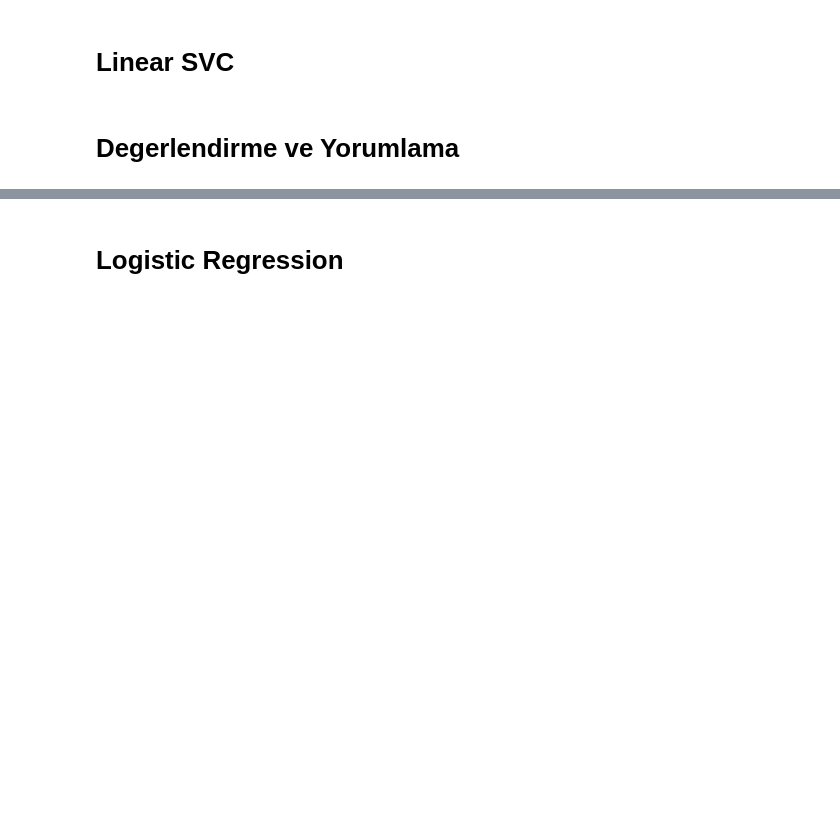
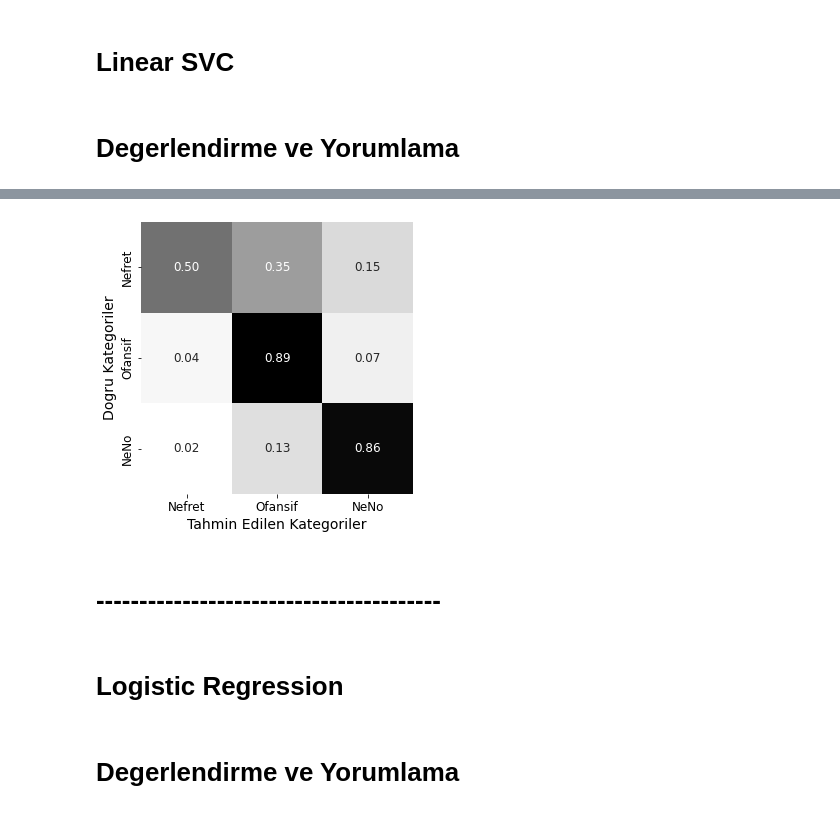
Before and after one commit to Ouzx/Python-TextMining, a Jupyter notebook: main.ipynb, the cells around one changed output, grey strips where cells are left out. Saved outputs shown, nothing was run; the diff lists cells and outputs as text; code cells hidden in the pictures; blank space fills up the shorter version.

```diff
--- a/main.ipynb
+++ b/main.ipynb
@@ -328,8 +347,8 @@ X_ = select.fit_transform(X, y)
 # %% [markdown]
 # Linear SVC
 # %%
-model = LinearSVC(class_weight='balanced', C=0.01, penalty='l2',
-                  loss='squared_hinge', multi_class='ovr', max_iter=3000).fit(X_, y)
+# l2: katsayıların büyüklüğünün karesine eşit
+model = LinearSVC(class_weight='balanced', C=0.01, penalty='l2', max_iter=3000).fit(X_, y)
 # %%
 y_preds = model.predict(X_)
 # %% [markdown]
@@ -347,6 +366,26 @@ print(report)
     accuracy                           0.86     24783
    macro avg       0.70      0.75      0.72     24783
 weighted avg       0.87      0.86      0.87     24783
+# %%
+from sklearn.metrics import confusion_matrix
+confusion_matrix = confusion_matrix(y, y_preds)
+matrix_proportions = np.zeros((3, 3))
+for i in range(0, 3):
+    matrix_proportions[i, :] = confusion_matrix[i, :] / \
+        float(confusion_matrix[i, :].sum())
+# NeNo(Neutral): Ne Nefret Ne Ofansif
+names = ['Nefret', 'Ofansif', 'NeNo']
+confusion_df = pd.DataFrame(matrix_proportions, index=names, columns=names)
+plt.figure(figsize=(5, 5))
+seaborn.heatmap(confusion_df, annot=True, annot_kws={
+                "size": 12}, cmap='gist_gray_r', cbar=False, square=True, fmt='.2f')
+plt.ylabel(r'Dogru Kategoriler', fontsize=14)
+plt.xlabel(r'Tahmin Edilen Kategoriler', fontsize=14)
+plt.tick_params(labelsize=12)
+# %% [output]
+[figure, added]
+# %% [markdown]
+# ----------------------------------------
 # %% [markdown]
 # Logistic Regression
 # %%
@@ -354,3 +393,5 @@ model = LogisticRegression(class_weight='balanced',
                            penalty='l2', C=0.01, max_iter=3000).fit(X_, y)
 # %%
 y_preds = model.predict(X_)
+# %% [markdown]
+# Degerlendirme ve Yorumlama
```
Also changed, not shown: parts of 11 cells of this notebook, 1 other file.
